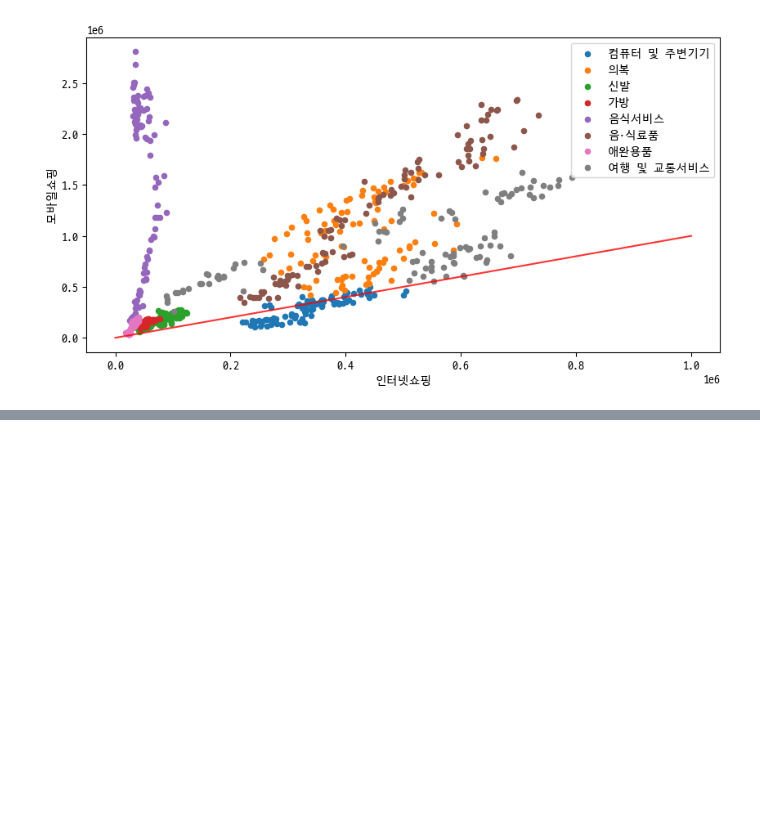
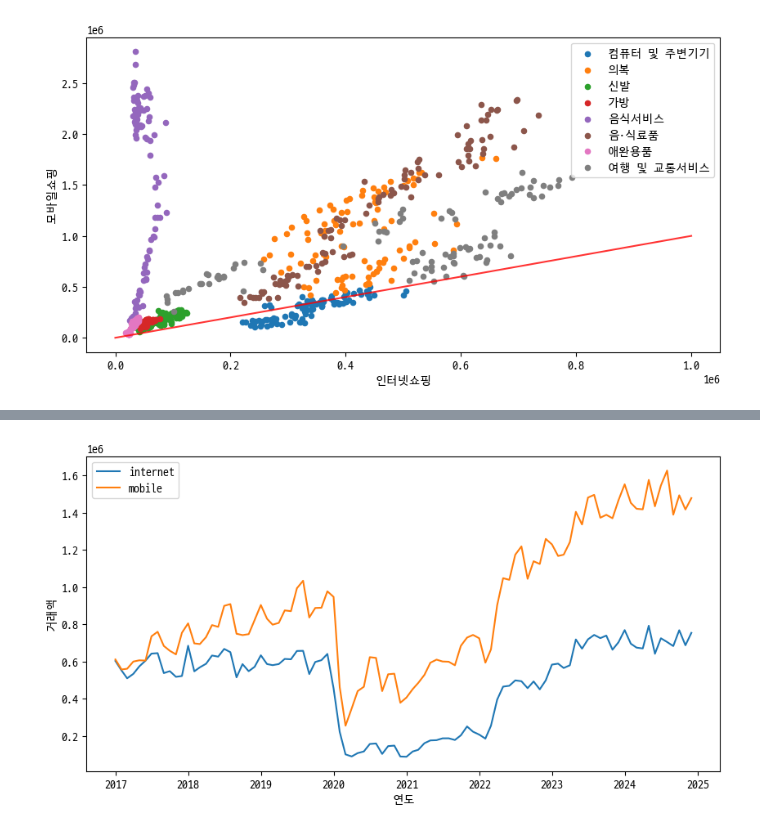
Before and after one commit to jungmin9911/python_pknu, a Jupyter notebook: py11_.ipynb, the cells around one changed output, grey strips where cells are left out. Saved outputs shown, nothing was run; the diff lists cells and outputs as text; code cells hidden in the pictures; blank space fills up the shorter version.

```diff
--- a/py11_.ipynb
+++ b/py11_.ipynb
@@ -93,0 +116,22 @@ plt.show()
+# %%
+# 레벨1
+# 전처리됨 데이터를 최소한으로 수정하여 다른 방향으로 인사이트 얻기
+fig, ax = plt.subplots(figsize=(10,5))
+intmob = ['internet', 'mobile']
+category = intmob
+for ran in category:
+    category_data = ex1_data[ex1_data['category'] == obj[7]]
+    # x_data = category_data['internet']
+    # y_data = category_data['mobile']
+    x_data = category_data['date']
+    y_data = category_data[ran]
+    ax.plot(x_data, y_data, label = ran)
+
+ax.set_xlabel("연도")
+ax.set_ylabel("거래액")
+ax.legend(loc="best")
+# ax.plot([0,1000000], [0,1000000], 'r-', alpha=0.8)
+plt.show()
+# print(category_data, x_data, y_data)
+# %% [output]
+[figure, added]
```
Also changed, not shown: parts of 2 cells of this notebook, 20 other files.
